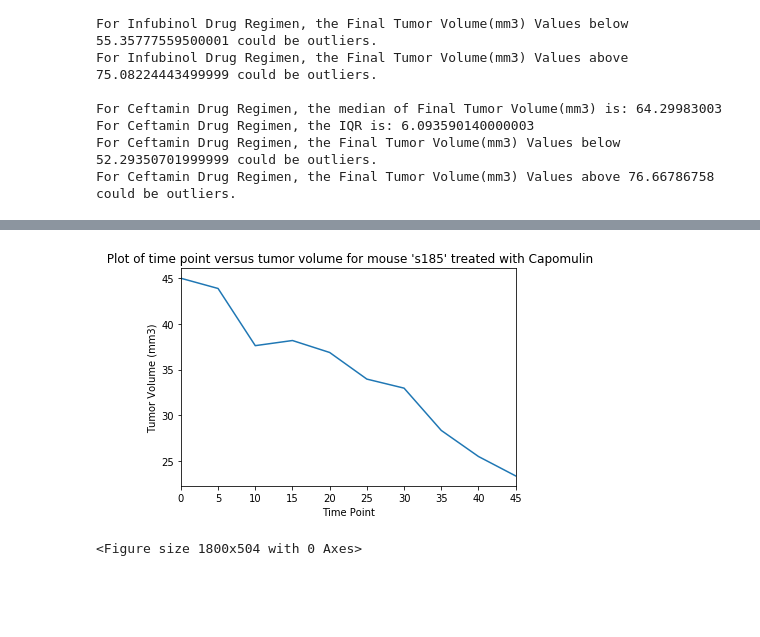
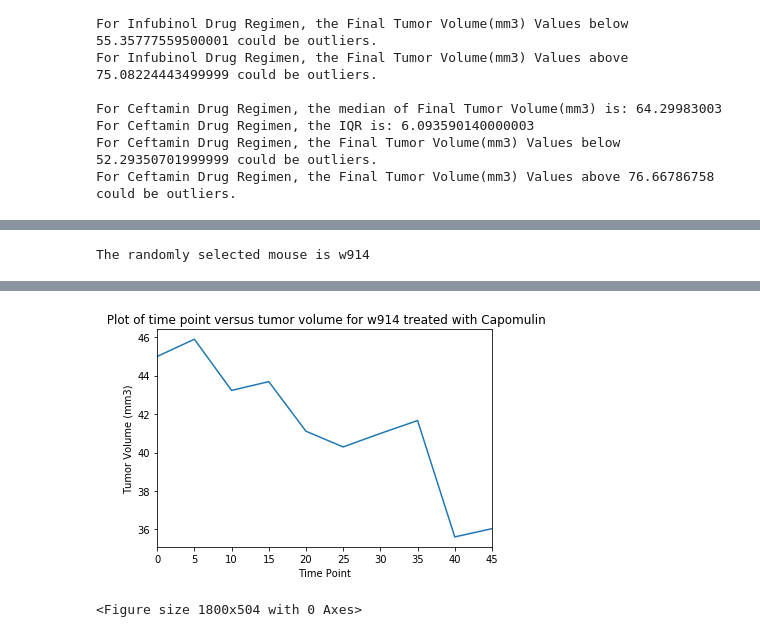
Before and after one commit to vijay-mygit/Matplotlib---Project, a Jupyter notebook: Pymaceuticals/Mycode_pymaceuticals.ipynb, the cells around one changed output, grey strips where cells are left out. Drawn from its saved outputs; the diff is of its cells as text; code cells hidden in the pictures; blank space fills up the shorter version.

```diff
--- a/Pymaceuticals/Mycode_pymaceuticals.ipynb
+++ b/Pymaceuticals/Mycode_pymaceuticals.ipynb
@@ -194,13 +195,16 @@ plt.show()
 # %%
 # Generate a line plot of time point versus tumor volume for a mouse treated with Capomulin
 file_Capomulin = file.loc[file["Drug Regimen"]=="Capomulin",:]
-file_Capomulin_s185 = file_Capomulin.loc[file_Capomulin["Mouse ID"]=="s185",:]
-file_Capomulin_time = file_Capomulin_s185[["Mouse ID","Timepoint","Tumor Volume (mm3)"]]
-plt.title(" Plot of time point versus tumor volume for mouse 's185' treated with Capomulin")
+#Randomly selecting a mouse treated with Capomulin
+mouse = random.sample(list(file_Capomulin["Mouse ID"]), 1)
+file_Capomulin_mouse = file_Capomulin.loc[file_Capomulin["Mouse ID"]== mouse[0],:]
+plt.title(f" Plot of time point versus tumor volume for {mouse[0]} treated with Capomulin")
 plt.xlabel("Time Point")
 plt.ylabel("Tumor Volume (mm3)")
-plt.xlim(0,file_Capomulin_s185["Timepoint"].max())
-plt.plot(file_Capomulin_s185["Timepoint"], file_Capomulin_s185["Tumor Volume (mm3)"])
-file_Capomulin_s185
+plt.xlim(0,file_Capomulin_mouse["Timepoint"].max())
+plt.plot(file_Capomulin_mouse["Timepoint"], file_Capomulin_mouse["Tumor Volume (mm3)"])
+print(f"The randomly selected mouse is {mouse[0]}")
+file_Capomulin_mouse
 # %% [output]
+The randomly selected mouse is w914
 |  | Mouse ID | Drug Regimen | Sex | Age_months | Weight (g) | Timepoint | Tumor Volume (mm3) | ... |
@@ -217,4 +221,4 @@ file_Capomulin_s185
-[figure, old version]
+[figure, new version]
 # %%
 # Generate a scatter plot of mouse weight versus average tumor volume for the Capomulin regimen
 file_Capomulin = file.loc[file["Drug Regimen"]=="Capomulin",:]
```
Also changed, not shown: parts of 3 cells of this notebook.
